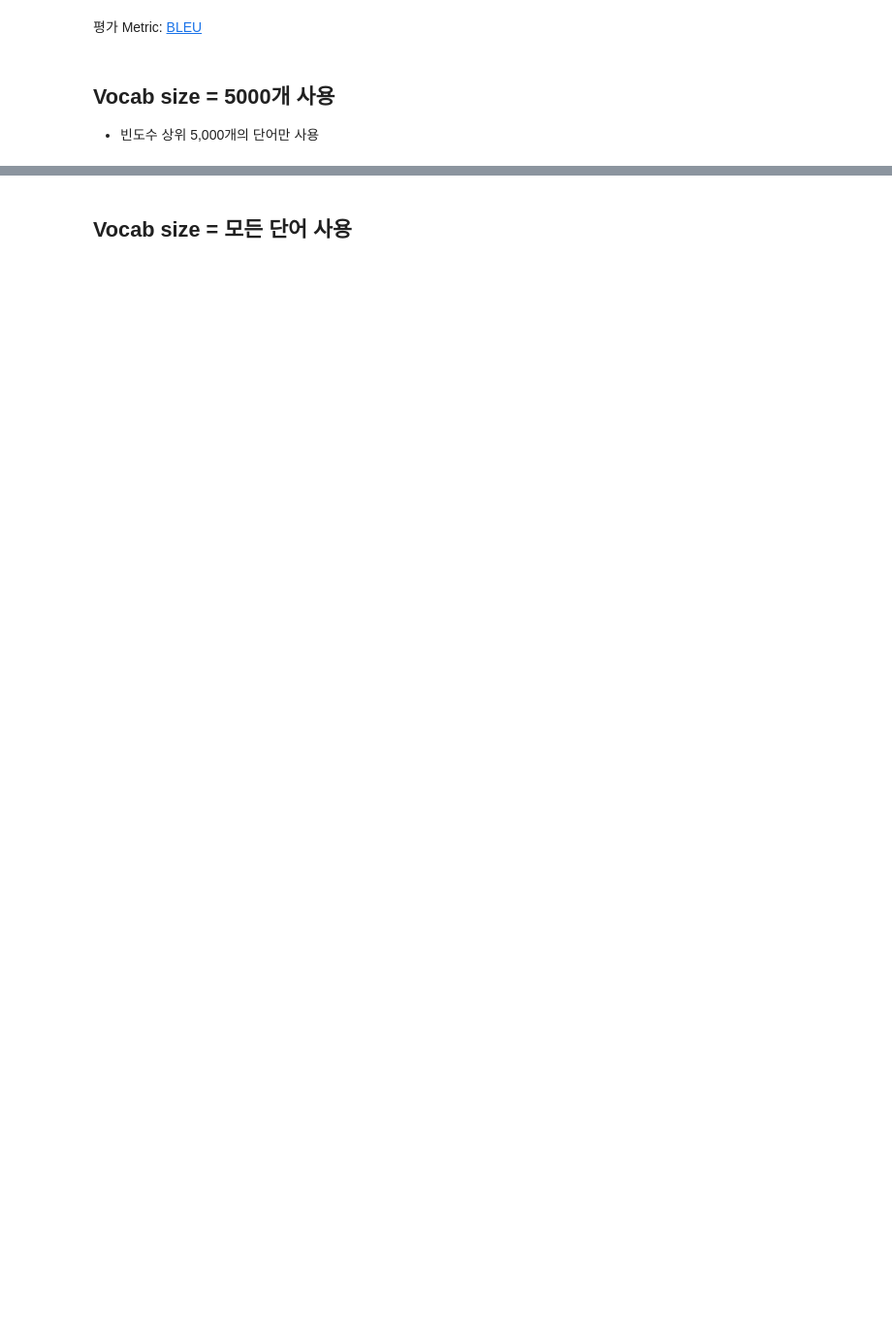
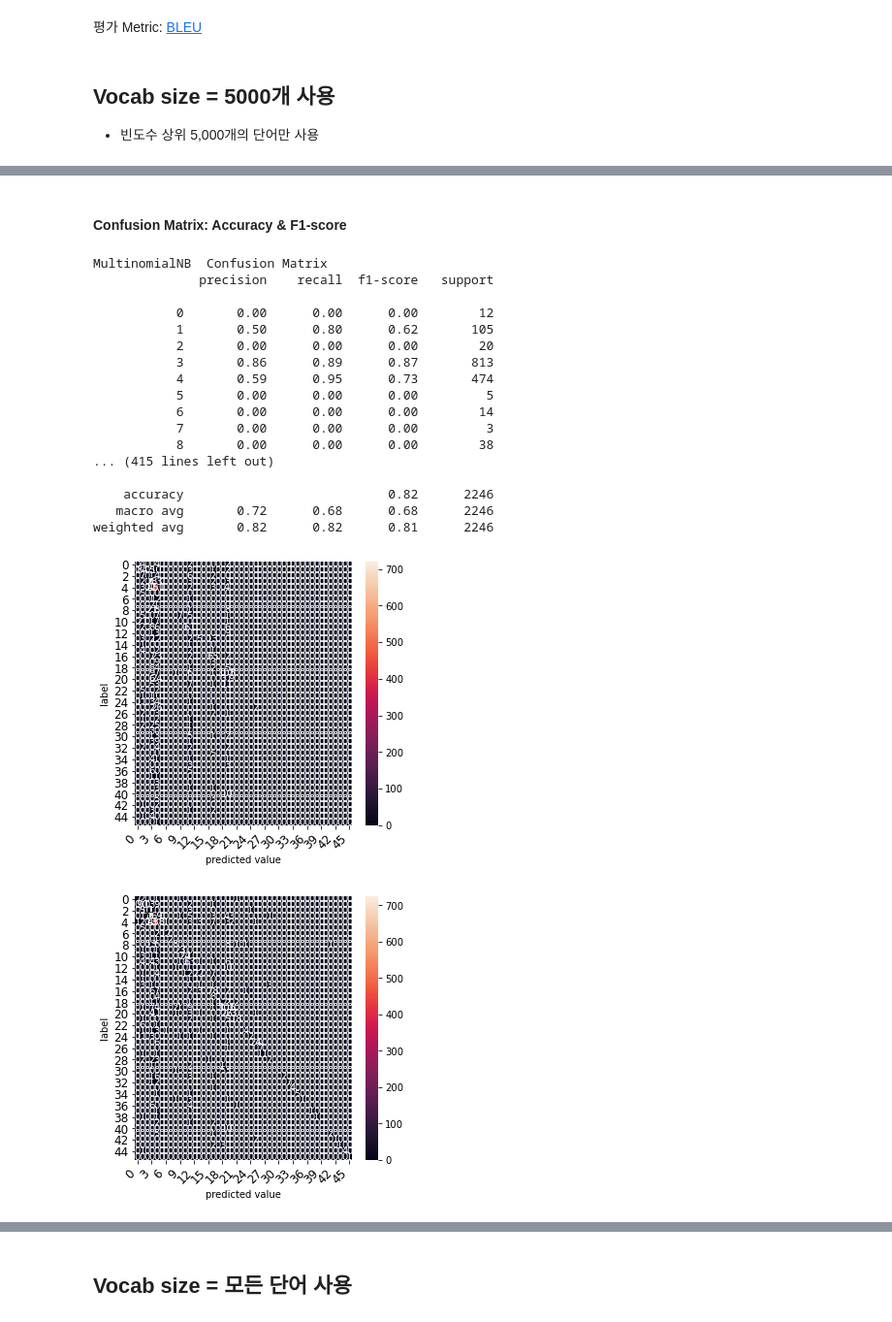
Before and after one commit to vg-rlo/aiffel-nlp-projects, a Jupyter notebook: MultiClassificationUsingML/MulticlassClassificationUsingML.ipynb, the cells around one changed output, grey strips where cells are left out. Shown at 97% size. Drawn from its saved outputs; the diff is of its cells as text; code cells hidden in the pictures; blank space fills up the shorter version.

Commit message:
add accuracy results

```diff
--- a/MultiClassificationUsingML/MulticlassClassificationUsingML.ipynb
+++ b/MultiClassificationUsingML/MulticlassClassificationUsingML.ipynb
@@ -658,0 +781,3 @@ vocab_size = 5000
+# %%
+decoded_x_train = decode_index(x_train, index_to_word)
+decoded_x_train[0]
@@ -658,0 +786,3 @@ vocab_size = 5000
+# %%
+decoded_x_test = decode_index(x_test, index_to_word)
+decoded_x_test[0]
@@ -658,0 +793,2 @@ vocab_size = 5000
+# %%
+tfidfv_train, tfidfv_test = dtm_to_tfidf(decoded_x_train, decoded_x_test)
@@ -658,0 +812,2 @@ vocab_size = 5000
+# %%
+model_dict = fit_predict(tfidfv_train, y_train, tfidfv_test, y_test)
@@ -658,0 +846,27 @@ vocab_size = 5000
+# %% [markdown]
+#### Confusion Matrix: Accuracy & F1-score
+# %%
+for key, model in model_dict.items():
+    print(key, ' Confusion Matrix')
+    print(classification_report(y_test, model.predict(tfidfv_test)))
+    graph_confusion_matrix(model, tfidfv_test, y_test)
+# %% [output]
+MultinomialNB  Confusion Matrix
+              precision    recall  f1-score   support
+
+           0       0.00      0.00      0.00        12
+           1       0.50      0.80      0.62       105
+           2       0.00      0.00      0.00        20
+           3       0.86      0.89      0.87       813
+           4       0.59      0.95      0.73       474
+           5       0.00      0.00      0.00         5
+           6       0.00      0.00      0.00        14
+           7       0.00      0.00      0.00         3
+           8       0.00      0.00      0.00        38
+... (415 lines left out)
+
+    accuracy                           0.82      2246
+   macro avg       0.72      0.68      0.68      2246
+weighted avg       0.82      0.82      0.81      2246
+[figure, added]
+[figure, added]
```
Also changed, not shown: parts of 100 cells of this notebook.
